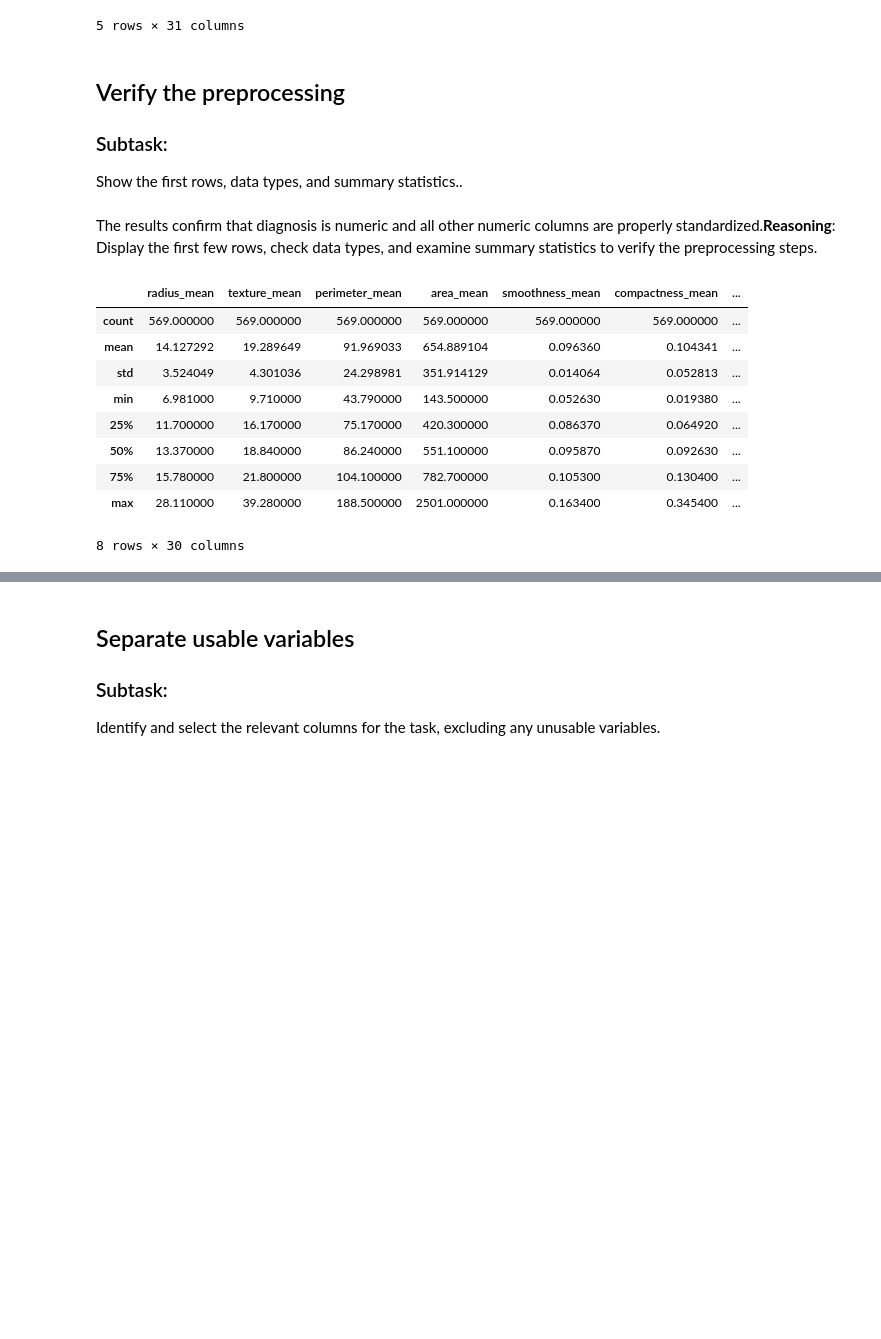
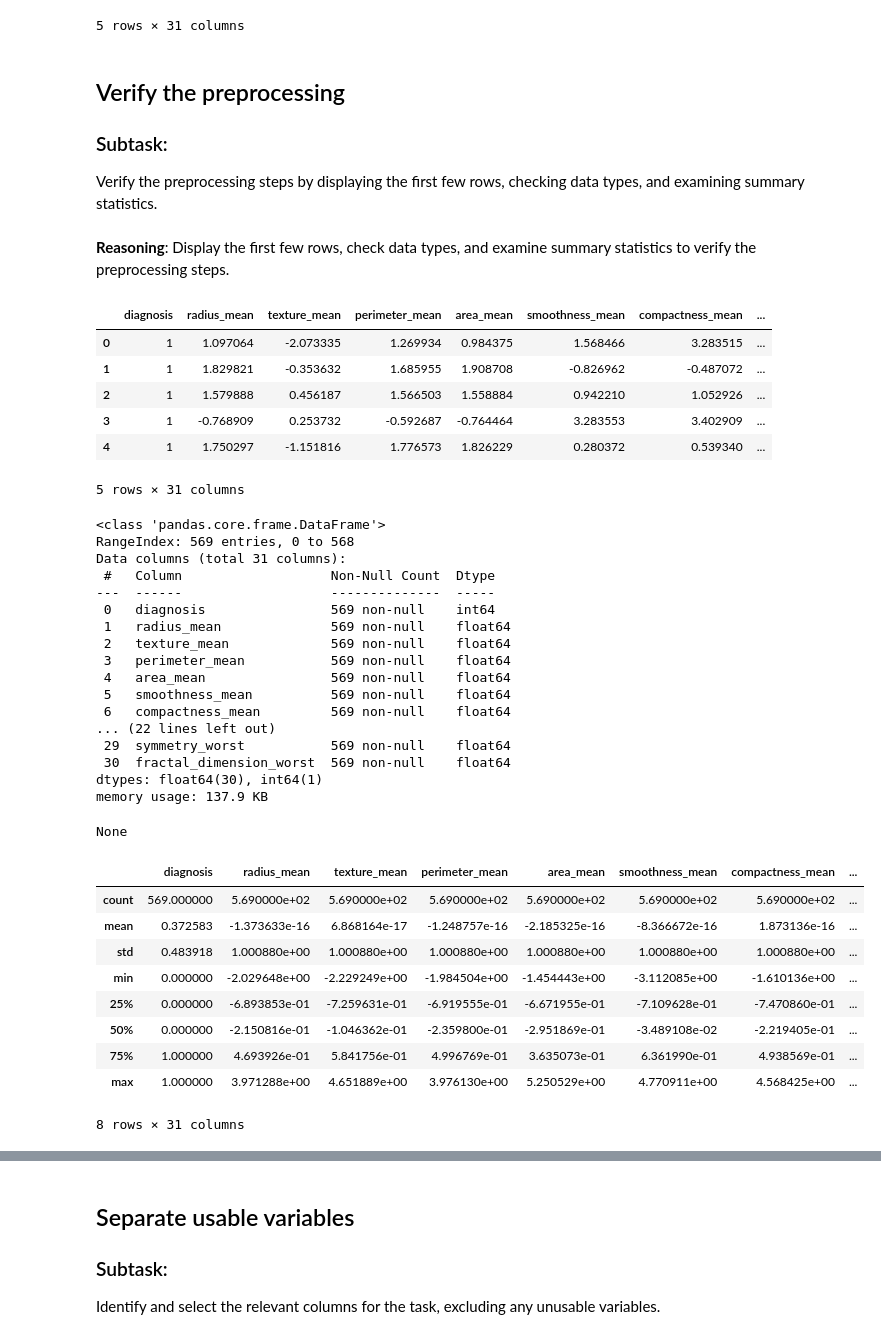
Before and after one commit to Agnaputra/machine-learning, a Jupyter notebook: JS02_Data_Understanding_and_Preprocessing.ipynb, the cells around one changed output, grey strips where cells are left out. Saved outputs shown, nothing was run; the diff lists cells and outputs as text; code cells hidden in the pictures; blank space fills up the shorter version.

```diff
--- a/JS02_Data_Understanding_and_Preprocessing.ipynb
+++ b/JS02_Data_Understanding_and_Preprocessing.ipynb
@@ -737,0 +730,4 @@ These columns do not provide useful information for cancer diagnosis, so we drop
+# %%
+import pandas as pd
+df = pd.read_csv('/content/wbc.csv')
+df.head()
@@ -832,24 +845,50 @@ df.head()
 ## Verify the preprocessing
 
 ### Subtask:
-Show the first rows, data types, and summary statistics..
+Verify the preprocessing steps by displaying the first few rows, checking data types, and examining summary statistics.
 # %% [markdown]
-The results confirm that diagnosis is numeric and all other numeric columns are properly standardized.**Reasoning**:
+**Reasoning**:
 Display the first few rows, check data types, and examine summary statistics to verify the preprocessing steps.
 # %%
-
+display(df.head())
+display(df.info())
 display(df.describe())
 # %% [output]
-|  | radius_mean | texture_mean | perimeter_mean | area_mean | smoothness_mean | compactness_mean | ... |
-| count | 569.000000 | 569.000000 | 569.000000 | 569.000000 | 569.000000 | 569.000000 | ... |
-| mean | 14.127292 | 19.289649 | 91.969033 | 654.889104 | 0.096360 | 0.104341 | ... |
-| std | 3.524049 | 4.301036 | 24.298981 | 351.914129 | 0.014064 | 0.052813 | ... |
-| min | 6.981000 | 9.710000 | 43.790000 | 143.500000 | 0.052630 | 0.019380 | ... |
-| 25% | 11.700000 | 16.170000 | 75.170000 | 420.300000 | 0.086370 | 0.064920 | ... |
-| 50% | 13.370000 | 18.840000 | 86.240000 | 551.100000 | 0.095870 | 0.092630 | ... |
-| 75% | 15.780000 | 21.800000 | 104.100000 | 782.700000 | 0.105300 | 0.130400 | ... |
-| max | 28.110000 | 39.280000 | 188.500000 | 2501.000000 | 0.163400 | 0.345400 | ... |
+|  | diagnosis | radius_mean | texture_mean | perimeter_mean | area_mean | smoothness_mean | compactness_mean | ... |
+| 0 | 1 | 1.097064 | -2.073335 | 1.269934 | 0.984375 | 1.568466 | 3.283515 | ... |
+| 1 | 1 | 1.829821 | -0.353632 | 1.685955 | 1.908708 | -0.826962 | -0.487072 | ... |
+| 2 | 1 | 1.579888 | 0.456187 | 1.566503 | 1.558884 | 0.942210 | 1.052926 | ... |
+| 3 | 1 | -0.768909 | 0.253732 | -0.592687 | -0.764464 | 3.283553 | 3.402909 | ... |
+| 4 | 1 | 1.750297 | -1.151816 | 1.776573 | 1.826229 | 0.280372 | 0.539340 | ... |
-8 rows × 30 columns
+5 rows × 31 columns
+<class 'pandas.core.frame.DataFrame'>
+RangeIndex: 569 entries, 0 to 568
+Data columns (total 31 columns):
+ #   Column                   Non-Null Count  Dtype
+---  ------                   --------------  -----
+ 0   diagnosis                569 non-null    int64
+ 1   radius_mean              569 non-null    float64
+ 2   texture_mean             569 non-null    float64
+ 3   perimeter_mean           569 non-null    float64
+ 4   area_mean                569 non-null    float64
+ 5   smoothness_mean          569 non-null    float64
+ 6   compactness_mean         569 non-null    float64
+... (22 lines left out)
+ 29  symmetry_worst           569 non-null    float64
+ 30  fractal_dimension_worst  569 non-null    float64
+dtypes: float64(30), int64(1)
+memory usage: 137.9 KB
+None
+|  | diagnosis | radius_mean | texture_mean | perimeter_mean | area_mean | smoothness_mean | compactness_mean | ... |
+| count | 569.000000 | 5.690000e+02 | 5.690000e+02 | 5.690000e+02 | 5.690000e+02 | 5.690000e+02 | 5.690000e+02 | ... |
+| mean | 0.372583 | -1.373633e-16 | 6.868164e-17 | -1.248757e-16 | -2.185325e-16 | -8.366672e-16 | 1.873136e-16 | ... |
+| std | 0.483918 | 1.000880e+00 | 1.000880e+00 | 1.000880e+00 | 1.000880e+00 | 1.000880e+00 | 1.000880e+00 | ... |
+| min | 0.000000 | -2.029648e+00 | -2.229249e+00 | -1.984504e+00 | -1.454443e+00 | -3.112085e+00 | -1.610136e+00 | ... |
+| 25% | 0.000000 | -6.893853e-01 | -7.259631e-01 | -6.919555e-01 | -6.671955e-01 | -7.109628e-01 | -7.470860e-01 | ... |
+| 50% | 0.000000 | -2.150816e-01 | -1.046362e-01 | -2.359800e-01 | -2.951869e-01 | -3.489108e-02 | -2.219405e-01 | ... |
+| 75% | 1.000000 | 4.693926e-01 | 5.841756e-01 | 4.996769e-01 | 3.635073e-01 | 6.361990e-01 | 4.938569e-01 | ... |
+| max | 1.000000 | 3.971288e+00 | 4.651889e+00 | 3.976130e+00 | 5.250529e+00 | 4.770911e+00 | 4.568425e+00 | ... |
+8 rows × 31 columns
 # %% [markdown]
 ## Summary:
 
```
Also changed, not shown: parts of 37 cells of this notebook.
